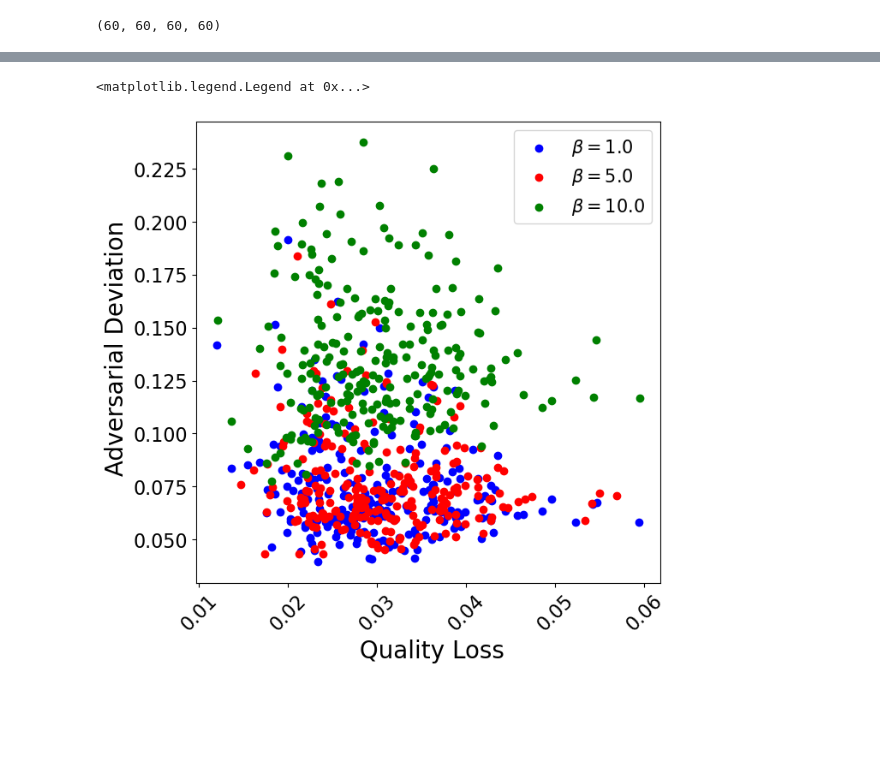
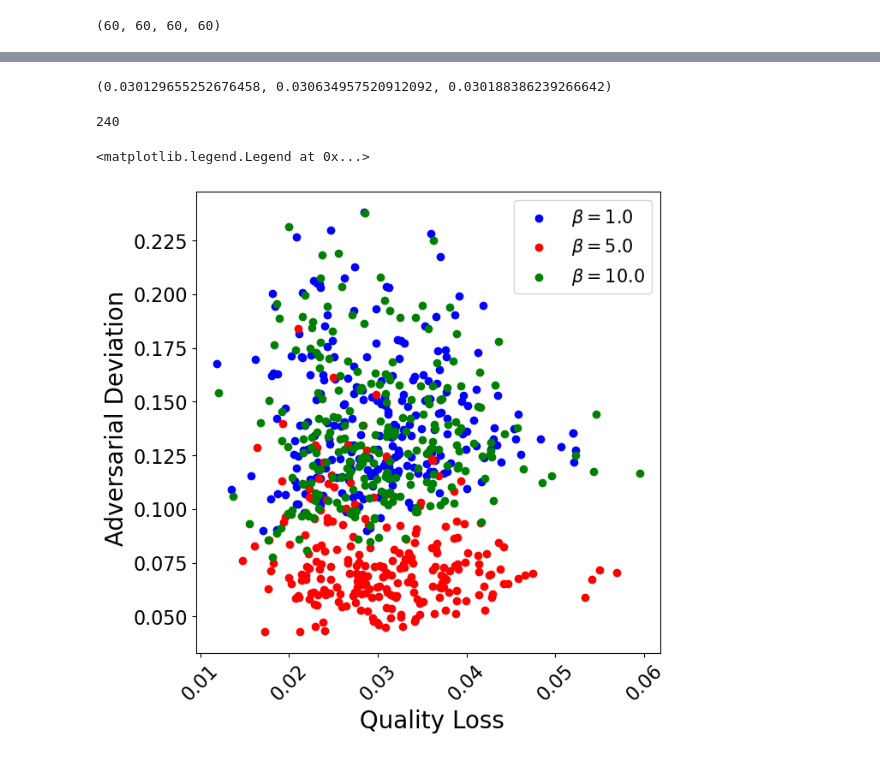
Before and after one commit to ChethanKodase/robustness_of_subgroups, a Jupyter notebook: nvae_results_comparision_all_fairness_disjoined_objectives_compare.ipynb, the cells around one changed output, grey strips where cells are left out. Saved outputs shown, nothing was run; the diff lists cells and outputs as text; code cells hidden in the pictures; blank space fills up the shorter version.

```diff
--- a/nvae_results_comparision_all_fairness_disjoined_objectives_compare.ipynb
+++ b/nvae_results_comparision_all_fairness_disjoined_objectives_compare.ipynb
@@ -1686,6 +1686,7 @@ for beta_value in all_beta_values:
                 model.load_state_dict(torch.load('/home/luser/autoencoder_attacks/saved_celebA/checkpoints/celebA_CNN_VAE'+str(beta_value)+'_big_trainSize'+str(train_data_size)+'_epochs'+str(epochs)+'.torch'))
                 optimized_noise = torch.load("/home/luser/autoencoder_attacks/train_aautoencoders/fairness_trials/attack_saves/"+str(feature_outside)+"_d/"+str(feature_inside)+"beta"+str(beta_value)+"_scaled_noise_"+str(desired_norm_l_inf)+"segment"+str(segment)+".pt", map_location=device).to(device)
             else:
+                model.load_state_dict(torch.load('/home/luser/autoencoder_attacks/saved_celebA/checkpoints/celebA_CNN_VAE_big_trainSize'+str(train_data_size)+'_epochs'+str(epochs)+'.torch'))
                 optimized_noise = torch.load("/home/luser/autoencoder_attacks/train_aautoencoders/fairness_trials/attack_saves/"+str(feature_outside)+"_d/"+str(feature_inside)+"_scaled_noise_"+str(desired_norm_l_inf)+"segment"+str(segment)+".pt", map_location=device).to(device)
 
             model.eval()
@@ -1769,17 +1788,26 @@ len(youngmen_recon_loss), len(oldmen_reconloss), len(youngwomen_recon_loss), len
+# %%
+np.mean(beta1_recon_loss), np.mean(beta2_recon_loss), np.mean(beta3_recon_loss)
+# %% [output]
+(0.030129655252676458, 0.030634957520912092, 0.030188386239266642)
+# %%
+len(beta1_recon_loss)
+# %% [output]
+240
 # %%
 plt.figure(figsize=(7, 7))  # Adjust the width and height as needed
 
+which_point = 3
 plt.scatter(beta1_recon_loss, beta1_deviations, color='blue', label=r"$\beta = 1.0$")
 plt.scatter(beta2_recon_loss, beta2_deviations, color='red', label=r"$\beta = 5.0$")
 plt.scatter(beta3_recon_loss, beta3_deviations, color='green', label=r"$\beta = 10.0$")
 
 plt.ylabel(" Adversarial Deviation", fontsize=20)  # Using LaTeX formatting for the ylabel
 
 plt.xlabel(" Quality Loss", fontsize=20)  # Using LaTeX formatting for the ylabel
 plt.xticks(fontsize=16, rotation=45)  # Adjust the fontsize as needed
 plt.yticks(fontsize=16)  # Adjust the fontsize as needed
 
 plt.legend(fontsize=15)
 # %% [output]
 <matplotlib.legend.Legend at 0x...>
-[figure, old version]
+[figure, new version]
```
Also changed, not shown: parts of 13 cells of this notebook, 4 other files.
